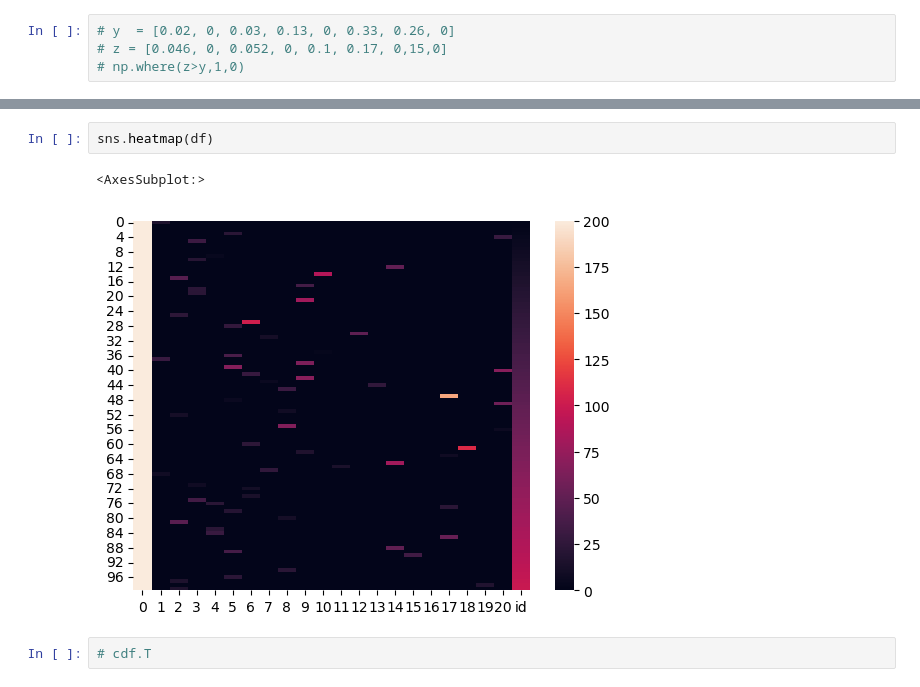
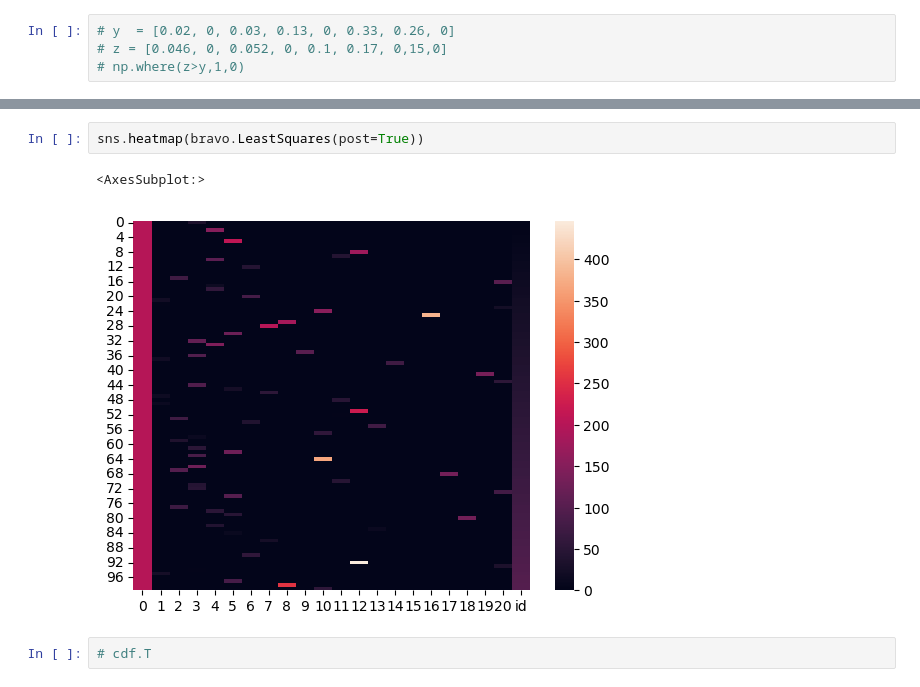
Before and after one commit to DataJakob/Various-School-Projects, a Jupyter notebook: Project_Evaluation_and_Finance/ex2.ipynb, the cells around one changed output, grey strips where cells are left out. Cells and saved outputs as stored; diff of their text form.

```diff
--- a/Project_Evaluation_and_Finance/ex2.ipynb
+++ b/Project_Evaluation_and_Finance/ex2.ipynb
@@ -231,8 +234,8 @@ plt.show()
-# %%
-sns.heatmap(df)
-# %% [output]
-<AxesSubplot:>
-[figure, removed]
+# %%
+sns.heatmap(bravo.LeastSquares(post=True))
+# %% [output]
+<AxesSubplot:>
+[figure, added]
 # %%
 # cdf.T
 # %%
```
Also changed, not shown: parts of 7 cells of this notebook, 4 other files.
